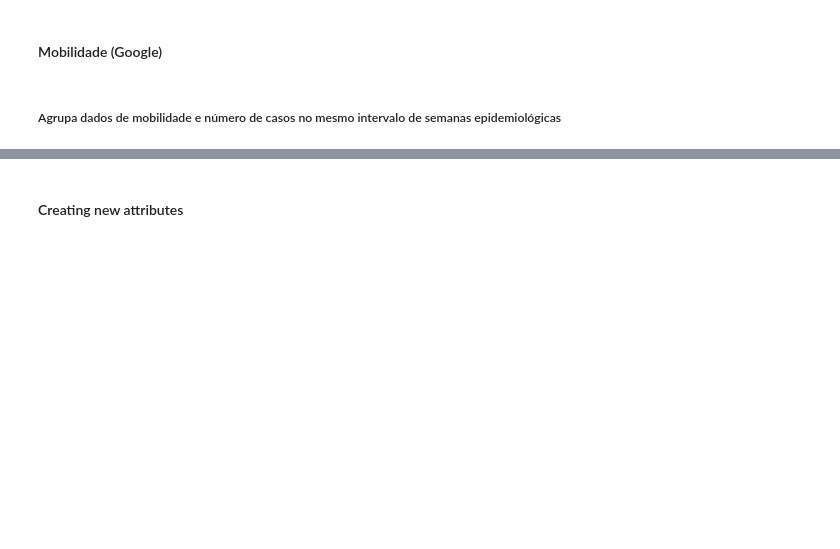
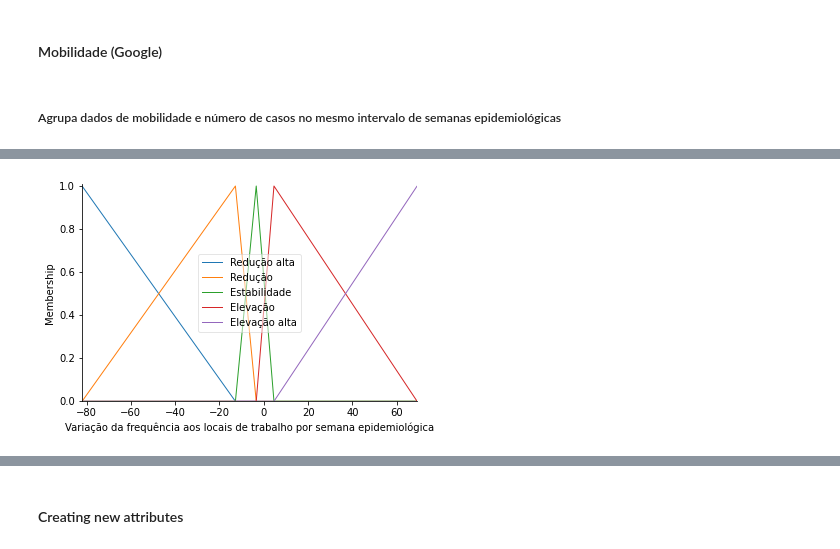
Before and after one commit to helderseixas/DisciplinaSistemasNebulosos, a Jupyter notebook: trabalho_final/trabalho_final.ipynb, the cells around one changed output, grey strips where cells are left out. Drawn from its saved outputs; the diff is of its cells as text; code cells hidden in the pictures; blank space fills up the shorter version.

```diff
--- a/trabalho_final/trabalho_final.ipynb
+++ b/trabalho_final/trabalho_final.ipynb
@@ -708,0 +710,27 @@ df_razao_covid_mobilidade.describe()
+# %%
+x_variacao_trabalho = np.arange(df_mobilidade_trabalho_covid_semana_epidemiologica.PERCENTUAL_VARIACAO_VISITAS_LOCAIS_TRABALHO.min(),
+                         df_mobilidade_trabalho_covid_semana_epidemiologica.PERCENTUAL_VARIACAO_VISITAS_LOCAIS_TRABALHO.max(), 0.1)
+antecedent_variacao_trabalho = ctrl.Antecedent(x_variacao_trabalho, "Variação da frequência aos locais de trabalho por semana epidemiológica")
+antecedent_variacao_trabalho['Redução alta'] = fuzz.trimf(x_variacao_trabalho,
+    [df_mobilidade_trabalho_covid_semana_epidemiologica.PERCENTUAL_VARIACAO_VISITAS_LOCAIS_TRABALHO.min(),
+     df_mobilidade_trabalho_covid_semana_epidemiologica.PERCENTUAL_VARIACAO_VISITAS_LOCAIS_TRABALHO.min(),
+     df_mobilidade_trabalho_covid_semana_epidemiologica.PERCENTUAL_VARIACAO_VISITAS_LOCAIS_TRABALHO.quantile(0.25)])
+antecedent_variacao_trabalho['Redução'] = fuzz.trimf(x_variacao_trabalho,
+    [df_mobilidade_trabalho_covid_semana_epidemiologica.PERCENTUAL_VARIACAO_VISITAS_LOCAIS_TRABALHO.min(),
+     df_mobilidade_trabalho_covid_semana_epidemiologica.PERCENTUAL_VARIACAO_VISITAS_LOCAIS_TRABALHO.quantile(0.25),
+     df_mobilidade_trabalho_covid_semana_epidemiologica.PERCENTUAL_VARIACAO_VISITAS_LOCAIS_TRABALHO.median()])
+antecedent_variacao_trabalho['Estabilidade'] = fuzz.trimf(x_variacao_trabalho,
+    [df_mobilidade_trabalho_covid_semana_epidemiologica.PERCENTUAL_VARIACAO_VISITAS_LOCAIS_TRABALHO.quantile(0.25),
+     df_mobilidade_trabalho_covid_semana_epidemiologica.PERCENTUAL_VARIACAO_VISITAS_LOCAIS_TRABALHO.median(),
+     df_mobilidade_trabalho_covid_semana_epidemiologica.PERCENTUAL_VARIACAO_VISITAS_LOCAIS_TRABALHO.quantile(0.75)])
+antecedent_variacao_trabalho['Elevação'] = fuzz.trimf(x_variacao_trabalho,
+    [df_mobilidade_trabalho_covid_semana_epidemiologica.PERCENTUAL_VARIACAO_VISITAS_LOCAIS_TRABALHO.median(),
+     df_mobilidade_trabalho_covid_semana_epidemiologica.PERCENTUAL_VARIACAO_VISITAS_LOCAIS_TRABALHO.quantile(0.75),
+     df_mobilidade_trabalho_covid_semana_epidemiologica.PERCENTUAL_VARIACAO_VISITAS_LOCAIS_TRABALHO.max()])
+antecedent_variacao_trabalho['Elevação alta'] = fuzz.trimf(x_variacao_trabalho,
+    [df_mobilidade_trabalho_covid_semana_epidemiologica.PERCENTUAL_VARIACAO_VISITAS_LOCAIS_TRABALHO.quantile(0.75),
+     df_mobilidade_trabalho_covid_semana_epidemiologica.PERCENTUAL_VARIACAO_VISITAS_LOCAIS_TRABALHO.max(),
+     df_mobilidade_trabalho_covid_semana_epidemiologica.PERCENTUAL_VARIACAO_VISITAS_LOCAIS_TRABALHO.max()])
+antecedent_variacao_trabalho.view()
+# %% [output]
+[figure, added]
```
Also changed, not shown: parts of 47 cells of this notebook, 1 other file.
